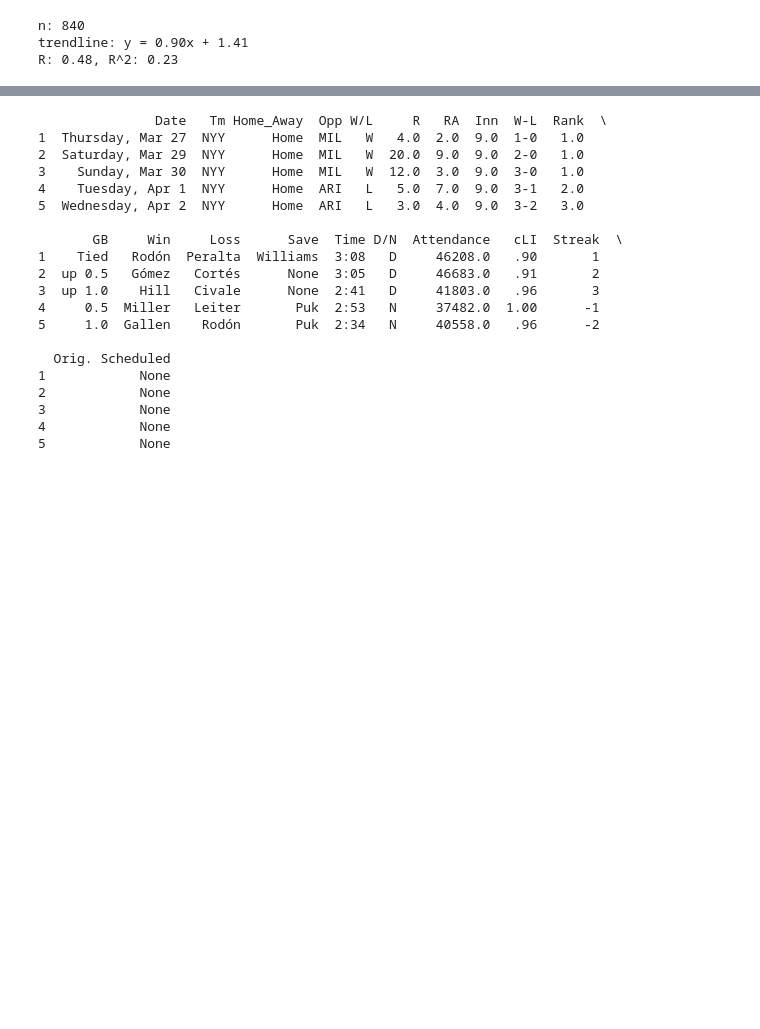
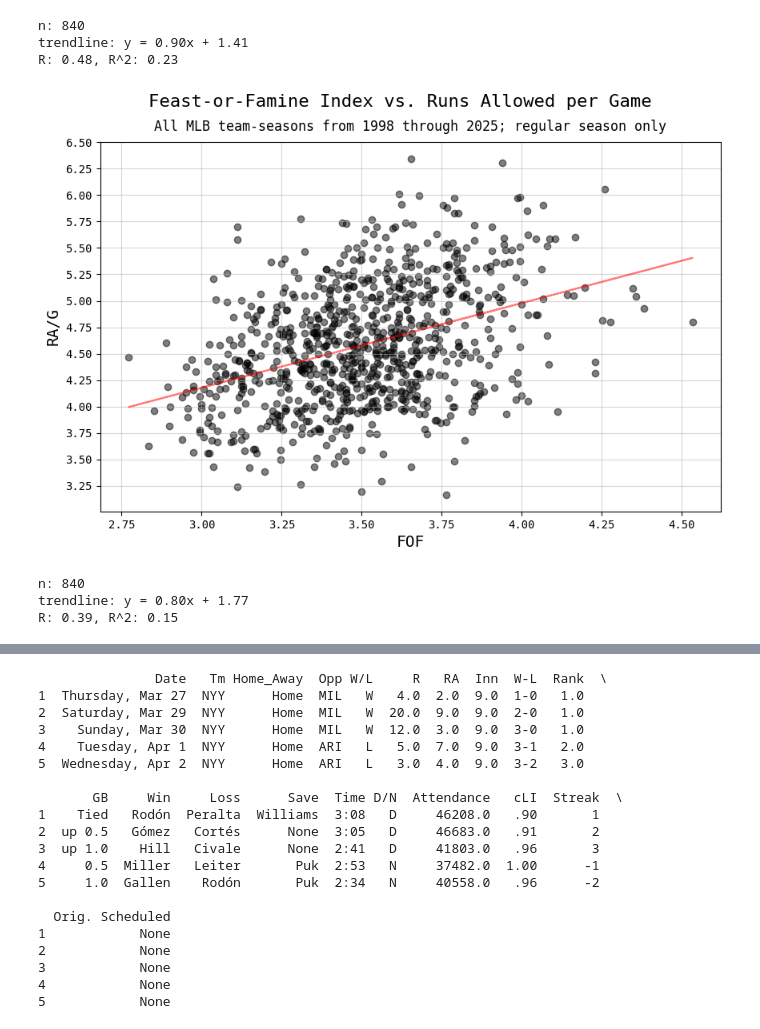
Before and after one commit to baseball-analytica/feast-or-famine, a Jupyter notebook: notebooks/analysis.ipynb, the cells around one changed output, grey strips where cells are left out. Drawn from its saved outputs; the diff is of its cells as text; code cells hidden in the pictures; blank space fills up the shorter version.

Commit message:
correlation graphs

```diff
--- a/notebooks/analysis.ipynb
+++ b/notebooks/analysis.ipynb
@@ -143,3 +148,54 @@ trendline: y = 0.90x + 1.41
 R: 0.48, R^2: 0.23
 # %%
 fig.savefig("../assets/fof_rs_1998_2025.png")
+# %%
+fig, ax = plt.subplots(figsize=(10, 6))
+
+fig.suptitle("Feast-or-Famine Index vs. Runs Allowed per Game", fontsize=16)
+
+plt.title("All MLB team-seasons from 1998 through 2025; regular season only", pad=10)
+
+ax.scatter(
+    [d["fof"] for d in data.values()],
+    [d["ra"] for d in data.values()],
+    alpha=0.5,
+    color="black"
+)
+
+ax.set_xlabel("FOF", fontsize=14)
+ax.set_ylabel("RA/G", fontsize=14)
+
+plt.yticks(
+    np.linspace(2.5, 6.5, 17)
+)
+
+n = len(data)
+trendline = np.polyfit([d["fof"] for d in data.values()], [d["ra"] for d in data.values()], 1)
+trendline_fn = np.poly1d(trendline)
+trendline_eq = f"y = {trendline[0]:.2f}x + {trendline[1]:.2f}"
+r = np.corrcoef([d["fof"] for d in data.values()], [d["ra"] for d in data.values()])[0, 1]
+r_squared = r**2
+
+ax.plot(
+    [d["fof"] for d in data.values()],
+    trendline_fn([d["fof"] for d in data.values()]),
+    color="red",
+    label=trendline_eq,
+    alpha=0.5
+)
+
+plt.grid(
+    axis="both",
+    alpha=0.5
+)
+
+plt.show()
+
+print(f"n: {n}")
+print(f"trendline: {trendline_eq}")
+print(f"R: {r:.2f}, R^2: {r_squared:.2f}")
+# %% [output]
+[figure, added]
+n: 840
+trendline: y = 0.80x + 1.77
+R: 0.39, R^2: 0.15
```
Also changed, not shown: parts of 4 cells of this notebook, 3 other files.
